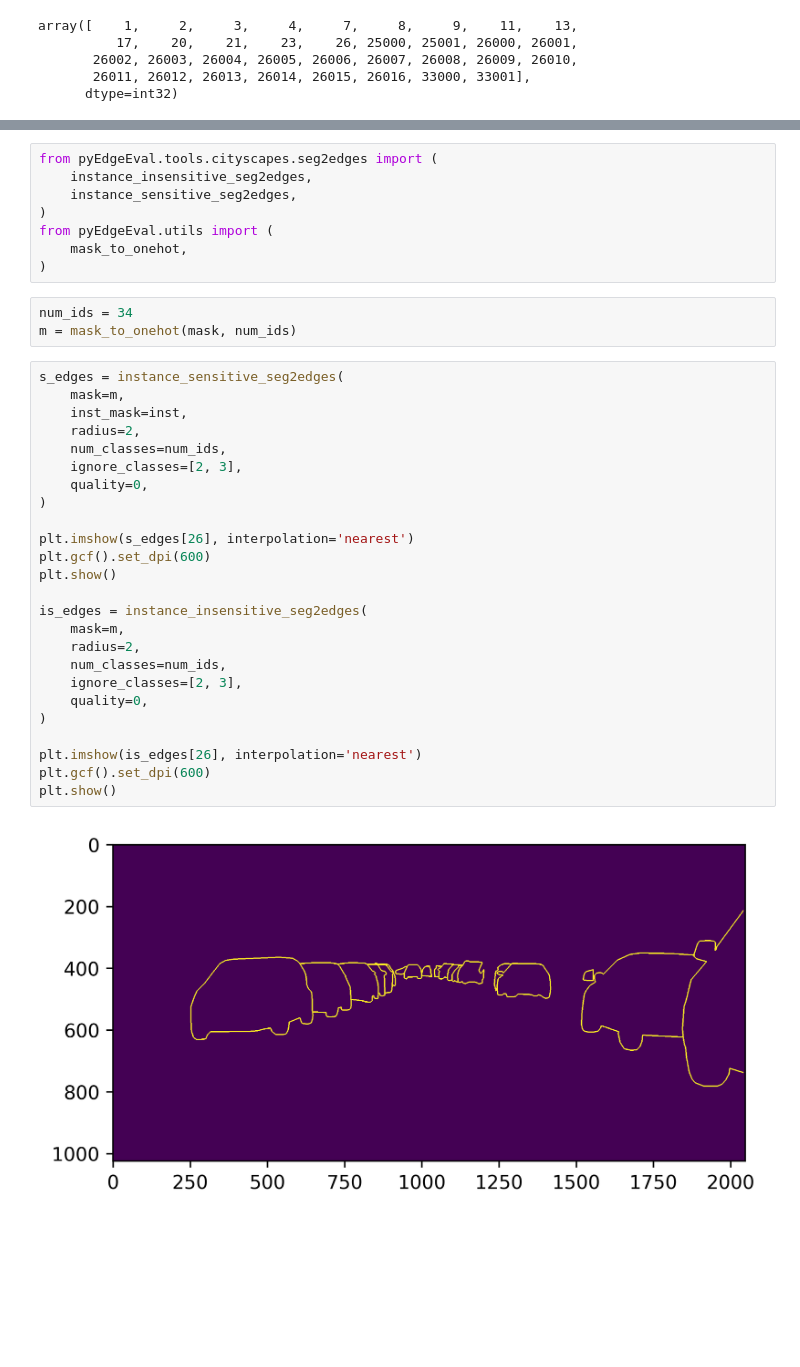
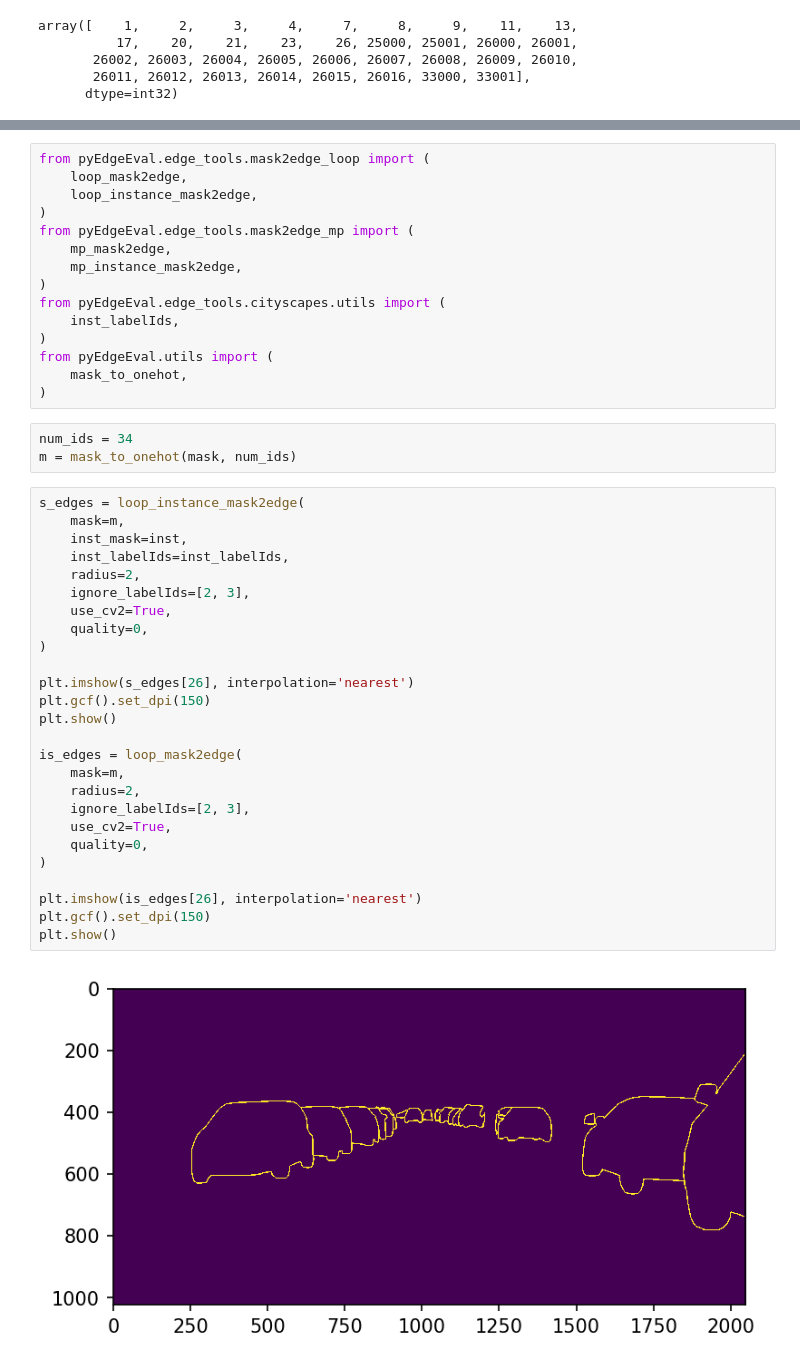
Before and after one commit to haruishi43/py-edge-eval, a Jupyter notebook: notebooks/test_seg2mask_cityscapes.ipynb, the cells around one changed output, grey strips where cells are left out. Cells and saved outputs as stored; diff of their text form; blank space fills up the shorter version.

Commit message:
otf cityscapes evaluation, refactor mask2edge, multiprocessing mask2edge (didn't improve speed)

```diff
--- a/notebooks/test_seg2mask_cityscapes.ipynb
+++ b/notebooks/test_seg2mask_cityscapes.ipynb
@@ -73,9 +78,16 @@ plt.show()
 [figure]
 [figure]
 # %%
-from pyEdgeEval.tools.cityscapes.seg2edges import (
-    instance_insensitive_seg2edges,
-    instance_sensitive_seg2edges,
+from pyEdgeEval.edge_tools.mask2edge_loop import (
+    loop_mask2edge,
+    loop_instance_mask2edge,
+)
+from pyEdgeEval.edge_tools.mask2edge_mp import (
+    mp_mask2edge,
+    mp_instance_mask2edge,
+)
+from pyEdgeEval.edge_tools.cityscapes.utils import (
+    inst_labelIds,
 )
 from pyEdgeEval.utils import (
     mask_to_onehot,
@@ -84,29 +96,30 @@ from pyEdgeEval.utils import (
 num_ids = 34
 m = mask_to_onehot(mask, num_ids)
 # %%
-s_edges = instance_sensitive_seg2edges(
+s_edges = loop_instance_mask2edge(
     mask=m,
     inst_mask=inst,
+    inst_labelIds=inst_labelIds,
     radius=2,
-    num_classes=num_ids,
-    ignore_classes=[2, 3],
+    ignore_labelIds=[2, 3],
+    use_cv2=True,
     quality=0,
 )
 
 plt.imshow(s_edges[26], interpolation='nearest')
-plt.gcf().set_dpi(600)
+plt.gcf().set_dpi(150)
 plt.show()
 
-is_edges = instance_insensitive_seg2edges(
+is_edges = loop_mask2edge(
     mask=m,
     radius=2,
-    num_classes=num_ids,
-    ignore_classes=[2, 3],
+    ignore_labelIds=[2, 3],
+    use_cv2=True,
     quality=0,
 )
 
 plt.imshow(is_edges[26], interpolation='nearest')
-plt.gcf().set_dpi(600)
+plt.gcf().set_dpi(150)
 plt.show()
 # %% [output]
-[figure, old version]
+[figure, new version]
```
Also changed, not shown: parts of 27 cells of this notebook, 25 other files.
